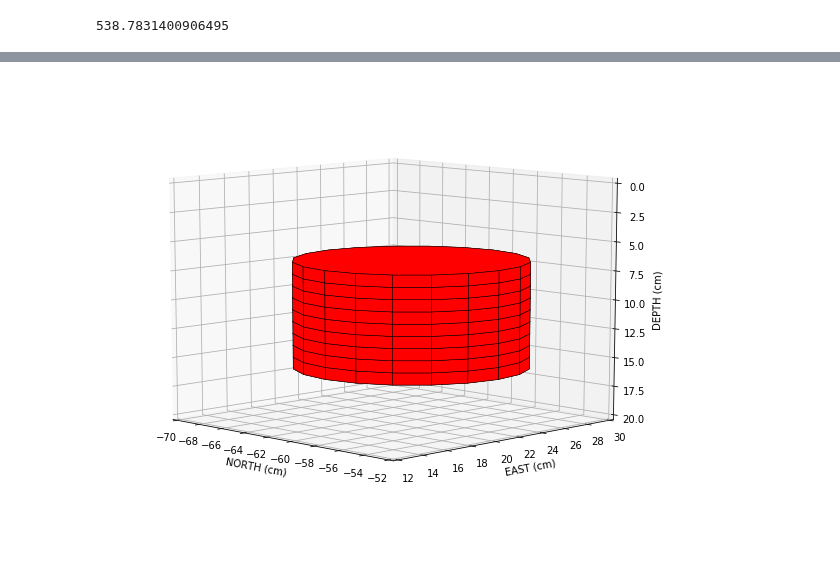
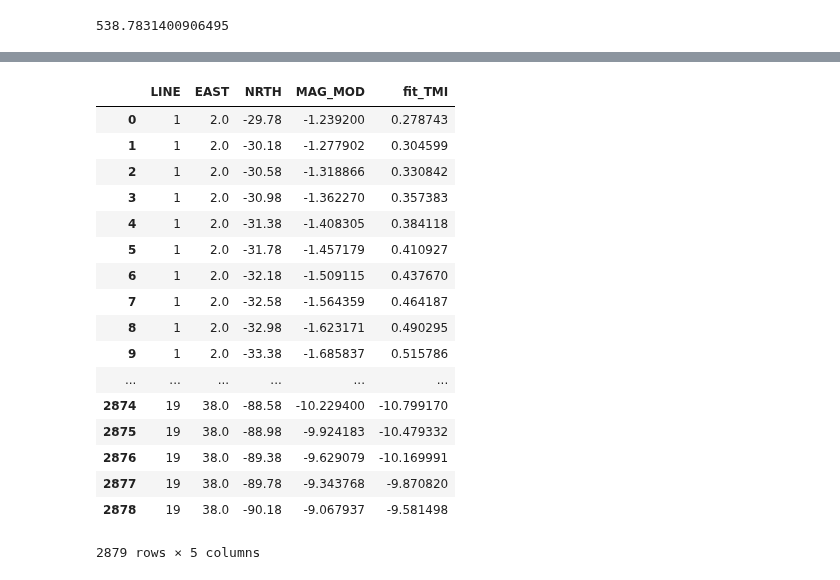
Before and after one commit to pinga-lab/magnetic-radial-inversion, a Jupyter notebook: code/funnel/tfa_inversion_airborne_lines-Copy2.ipynb, the cells around one changed output, grey strips where cells are left out. Drawn from its saved outputs; the diff is of its cells as text; code cells hidden in the pictures.

```diff
--- a/code/funnel/tfa_inversion_airborne_lines-Copy2.ipynb
+++ b/code/funnel/tfa_inversion_airborne_lines-Copy2.ipynb
@@ -348,26 +412,22 @@ plt.show()
-# %%
-fig = plt.figure(figsize=(10,8))
-ax = fig.add_subplot(111, projection='3d')
-
-# plot sides
-#ax.add_collection3d(Poly3DCollection(verts_true,
-#alpha=0.3, facecolor='b', linewidths=0.5, edgecolors='k'))
-ax.add_collection3d(Poly3DCollection(verts_ini, alpha=1,
- facecolor='r', linewidths=0.5, edgecolors='k'))
-
-ax.set_xlim(-70, -52, 10)
-ax.set_ylim(12, 30, 10)
-ax.set_zlim(20, 0, 10)
-ax.set_xlabel('NORTH (cm)')
-ax.set_ylabel('EAST (cm)')
-ax.set_zlabel('DEPTH (cm)')
-ax.view_init(10, -45)
-
-#norm=mpb.colors.Normalize(vmin=np.min(inversion['residual']), vmax=np.min(inversion['residual'])*(-1))
-#ax.tricontourf(inversion['y'], inversion['x'], inversion['residual'],
-#                zdir='z', offset=-150, cmap='RdBu_r', norm=norm)
-
-#plt.savefig('funnel_3d_estimate_res_TMI.png', dpi=300)
-plt.show()
-# %% [output]
-[figure, removed]
+# %%
+data.loc[:, 'fit_TMI'] = d_fit
+data
+# %% [output]
+|  | LINE | EAST | NRTH | MAG_MOD | fit_TMI |
+| 0 | 1 | 2.0 | -29.78 | -1.239200 | 0.278743 |
+| 1 | 1 | 2.0 | -30.18 | -1.277902 | 0.304599 |
+| 2 | 1 | 2.0 | -30.58 | -1.318866 | 0.330842 |
+| 3 | 1 | 2.0 | -30.98 | -1.362270 | 0.357383 |
+| 4 | 1 | 2.0 | -31.38 | -1.408305 | 0.384118 |
+| 5 | 1 | 2.0 | -31.78 | -1.457179 | 0.410927 |
+| 6 | 1 | 2.0 | -32.18 | -1.509115 | 0.437670 |
+| 7 | 1 | 2.0 | -32.58 | -1.564359 | 0.464187 |
+| 8 | 1 | 2.0 | -32.98 | -1.623171 | 0.490295 |
+| 9 | 1 | 2.0 | -33.38 | -1.685837 | 0.515786 |
+| ... | ... | ... | ... | ... | ... |
+| 2874 | 19 | 38.0 | -88.58 | -10.229400 | -10.799170 |
+| 2875 | 19 | 38.0 | -88.98 | -9.924183 | -10.479332 |
+| 2876 | 19 | 38.0 | -89.38 | -9.629079 | -10.169991 |
+| 2877 | 19 | 38.0 | -89.78 | -9.343768 | -9.870820 |
+| 2878 | 19 | 38.0 | -90.18 | -9.067937 | -9.581498 |
+2879 rows × 5 columns
```
Also changed, not shown: parts of 11 cells of this notebook, 9 other files.
